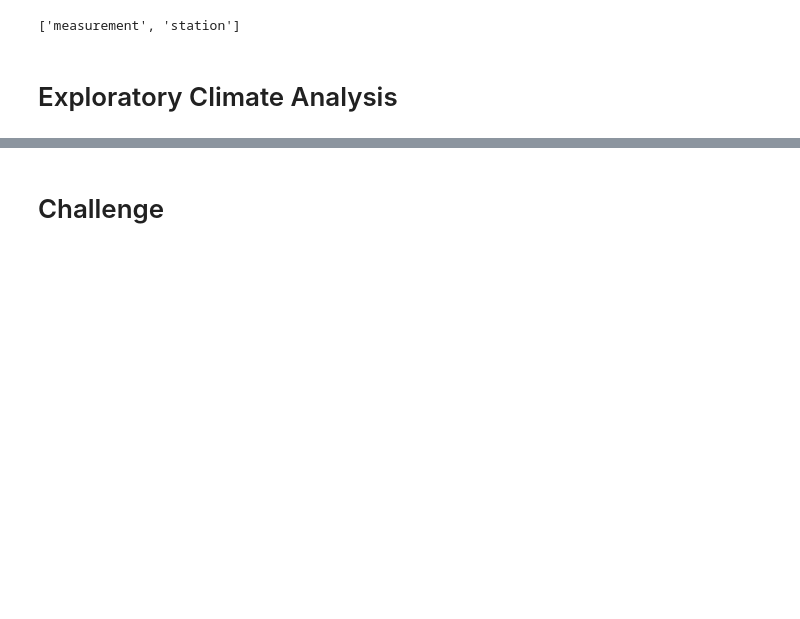
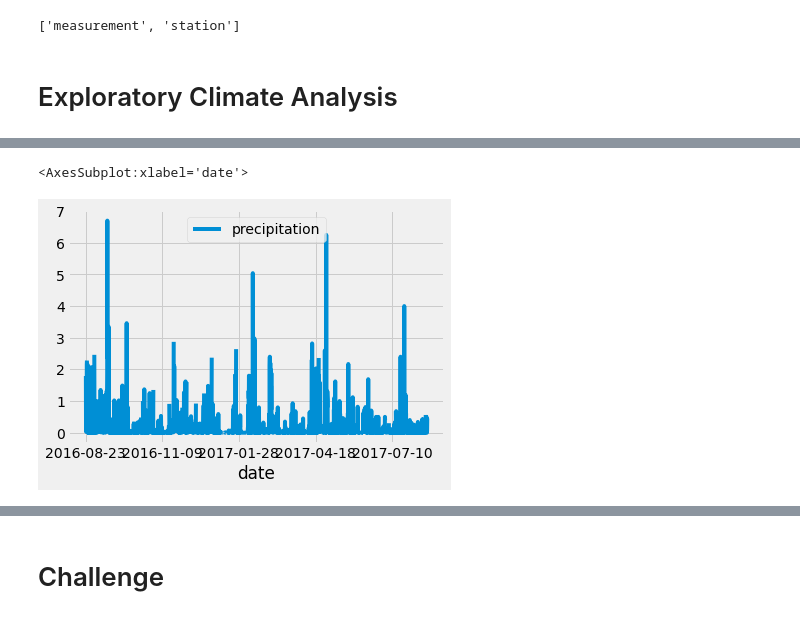
Before and after one commit to BHCharlton/surfs_up, a Jupyter notebook: climate_analysis.ipynb, the cells around one changed output, grey strips where cells are left out. Saved outputs shown, nothing was run; the diff lists cells and outputs as text; code cells hidden in the pictures; blank space fills up the shorter version.

Commit message:
created df with plots

```diff
--- a/climate_analysis.ipynb
+++ b/climate_analysis.ipynb
@@ -47,13 +44,8 @@ session = Session(engine)
 # %%
 # Design a query to retrieve the last 12 months of precipitation data and plot the results.
 #Starting from the last data point in the database.
+# Calculate the date one year from the last date in data set.
+#AN: Create the variable prev_year and use the datetime dependency (dt)
+#AN: Since you want data from one year back, dt.timedelta() is used with the number of days back you need--365 for one year
 
-# Calculate the date one year from the last date in data set.
-
-# Perform a query to retrieve the data and precipitation scores
-
-# Save the query results as a Pandas DataFrame and set the index to the date column
-
-# Sort the dataframe by date
-
-# Use Pandas Plotting with Matplotlib to plot the data
+prev_year = dt.date(2017, 8, 23) - dt.timedelta(days=365)
@@ -59,0 +63,5 @@ session = Session(engine)
+# %%
+#Filter out the data older than one year, then use the .all() function to extract the query results and add them to a list
+results = session.query(Measurement.date, Measurement.prcp).filter(Measurement.date >= prev_year).all()
+
+print(results)
@@ -59,0 +70,8 @@ session = Session(engine)
+# %%
+# Save the query results as a Pandas DataFrame
+df = pd.DataFrame(results, columns=['date', 'precipitation'])
+# Set the index to the date column using the set_index() function so that the date appears in the first column
+df.set_index(df['date'], inplace=True)
+
+#AN: Didn't need to do that since we'll be removing the index column anyway using this code
+print(df.to_string(index=False))
@@ -59,0 +96,4 @@ session = Session(engine)
+# %%
+# Sort the dataframe by date
+df = df.sort_index()
+print(df.to_string(index=False))
@@ -60 +118,7 @@ session = Session(engine)
+# %%
+# Use Pandas Plotting with Matplotlib to plot the data
+df.plot()
+# %% [output]
+<AxesSubplot:xlabel='date'>
+[figure, added]
 # %%
```
Also changed, not shown: parts of 8 cells of this notebook.
